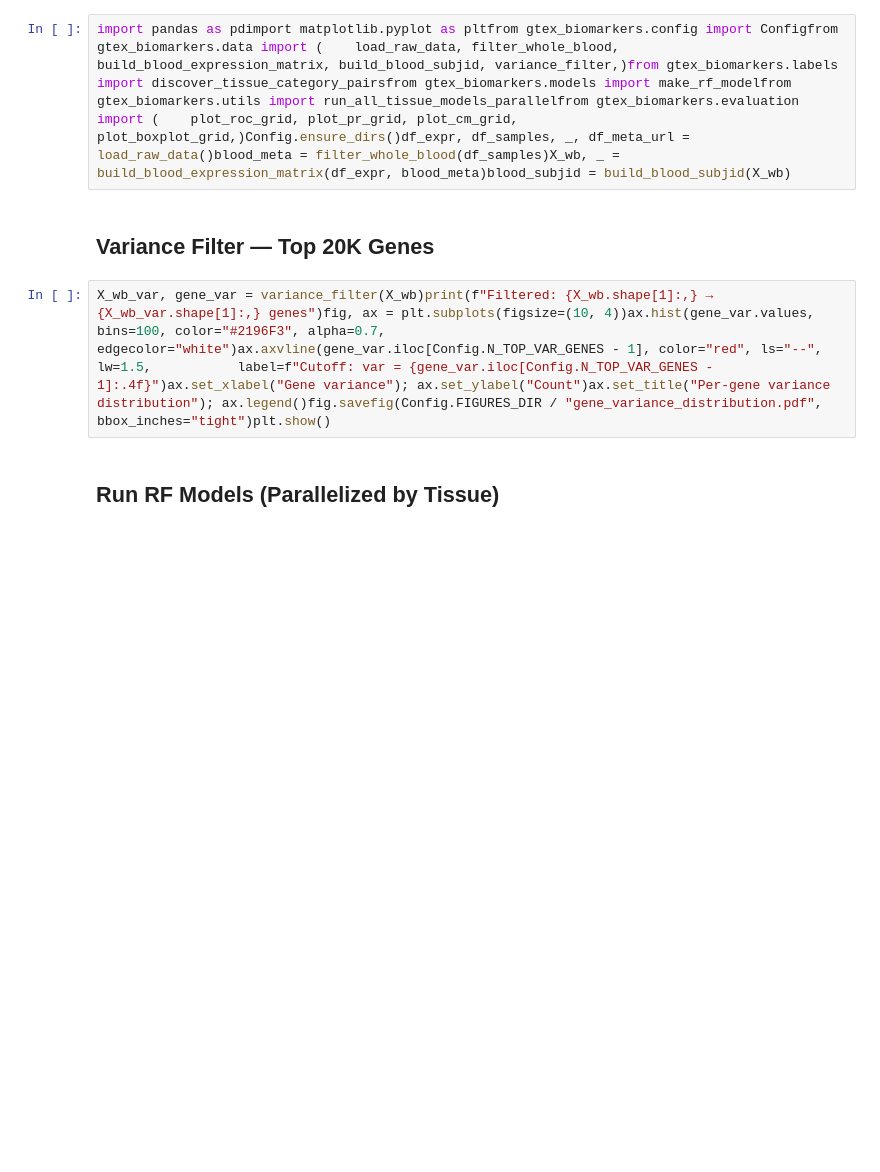
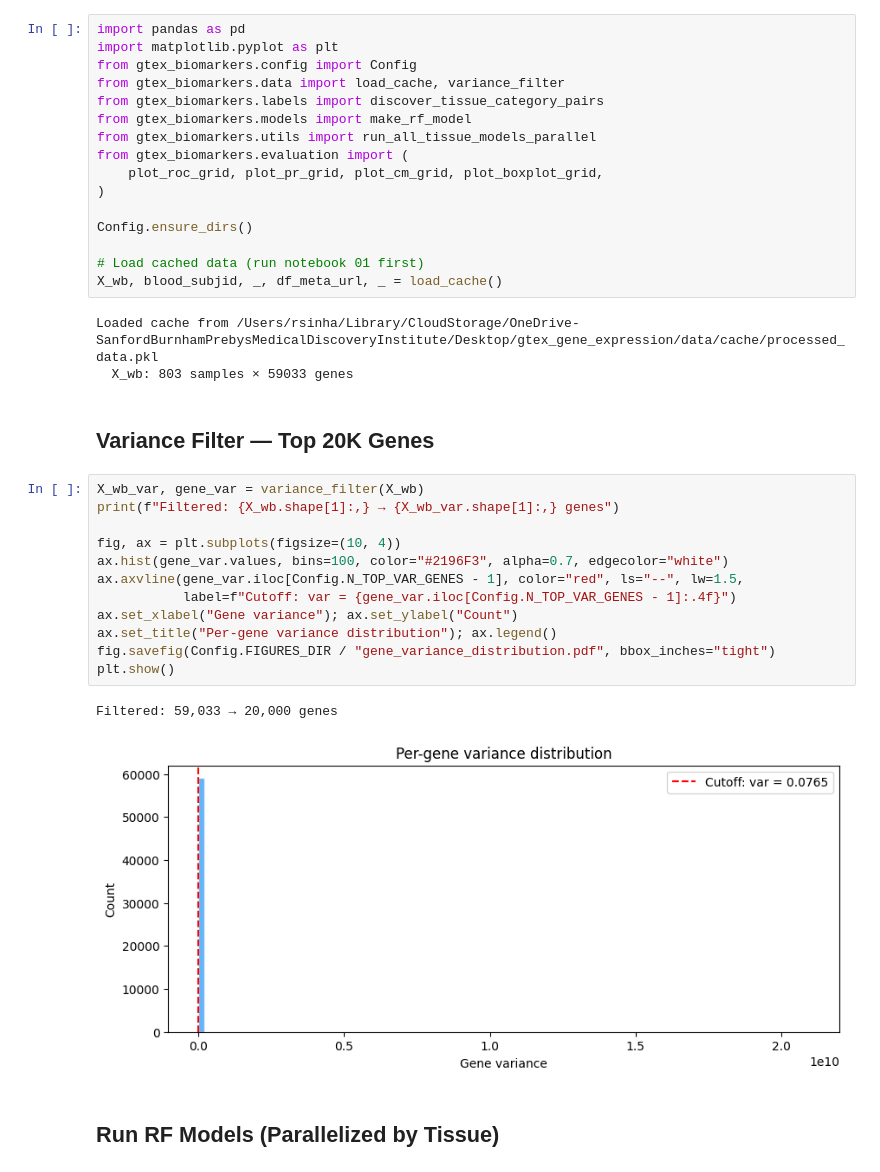
Before and after one commit to Cranjit9/gtex_gene_expression, a Jupyter notebook: notebooks/07_rf_variance_filter.ipynb, the cells around one changed output. Cells and saved outputs as stored; diff of their text form; blank space fills up the shorter version.

```diff
--- a/notebooks/07_rf_variance_filter.ipynb
+++ b/notebooks/07_rf_variance_filter.ipynb
@@ -3,9 +5,39 @@
 # %%
-import pandas as pdimport matplotlib.pyplot as pltfrom gtex_biomarkers.config import Configfrom gtex_biomarkers.data import (    load_raw_data, filter_whole_blood,    build_blood_expression_matrix, build_blood_subjid, variance_filter,)from gtex_biomarkers.labels import discover_tissue_category_pairsfrom gtex_biomarkers.models import make_rf_modelfrom gtex_biomarkers.utils import run_all_tissue_models_parallelfrom gtex_biomarkers.evaluation import (    plot_roc_grid, plot_pr_grid, plot_cm_grid, plot_boxplot_grid,)Config.ensure_dirs()df_expr, df_samples, _, df_meta_url = load_raw_data()blood_meta = filter_whole_blood(df_samples)X_wb, _ = build_blood_expression_matrix(df_expr, blood_meta)blood_subjid = build_blood_subjid(X_wb)
+import pandas as pd
+import matplotlib.pyplot as plt
+from gtex_biomarkers.config import Config
+from gtex_biomarkers.data import load_cache, variance_filter
+from gtex_biomarkers.labels import discover_tissue_category_pairs
+from gtex_biomarkers.models import make_rf_model
+from gtex_biomarkers.utils import run_all_tissue_models_parallel
+from gtex_biomarkers.evaluation import (
+    plot_roc_grid, plot_pr_grid, plot_cm_grid, plot_boxplot_grid,
+)
+
+Config.ensure_dirs()
+
+# Load cached data (run notebook 01 first)
+X_wb, blood_subjid, _, df_meta_url, _ = load_cache()
+# %% [output]
+Loaded cache from /Users/rsinha/Library/CloudStorage/OneDrive-SanfordBurnhamPrebysMedicalDiscoveryInstitute/Desktop/gtex_gene_expression/data/cache/processed_data.pkl
+  X_wb: 803 samples × 59033 genes
 # %% [markdown]
 ## Variance Filter — Top 20K Genes
 # %%
-X_wb_var, gene_var = variance_filter(X_wb)print(f"Filtered: {X_wb.shape[1]:,} → {X_wb_var.shape[1]:,} genes")fig, ax = plt.subplots(figsize=(10, 4))ax.hist(gene_var.values, bins=100, color="#2196F3", alpha=0.7, edgecolor="white")ax.axvline(gene_var.iloc[Config.N_TOP_VAR_GENES - 1], color="red", ls="--", lw=1.5,           label=f"Cutoff: var = {gene_var.iloc[Config.N_TOP_VAR_GENES - 1]:.4f}")ax.set_xlabel("Gene variance"); ax.set_ylabel("Count")ax.set_title("Per-gene variance distribution"); ax.legend()fig.savefig(Config.FIGURES_DIR / "gene_variance_distribution.pdf", bbox_inches="tight")plt.show()
+X_wb_var, gene_var = variance_filter(X_wb)
+print(f"Filtered: {X_wb.shape[1]:,} → {X_wb_var.shape[1]:,} genes")
+
+fig, ax = plt.subplots(figsize=(10, 4))
+ax.hist(gene_var.values, bins=100, color="#2196F3", alpha=0.7, edgecolor="white")
+ax.axvline(gene_var.iloc[Config.N_TOP_VAR_GENES - 1], color="red", ls="--", lw=1.5,
+           label=f"Cutoff: var = {gene_var.iloc[Config.N_TOP_VAR_GENES - 1]:.4f}")
+ax.set_xlabel("Gene variance"); ax.set_ylabel("Count")
+ax.set_title("Per-gene variance distribution"); ax.legend()
+fig.savefig(Config.FIGURES_DIR / "gene_variance_distribution.pdf", bbox_inches="tight")
+plt.show()
+# %% [output]
+Filtered: 59,033 → 20,000 genes
+[figure, added]
 # %% [markdown]
 ## Run RF Models (Parallelized by Tissue)
 # %%
```
Also changed, not shown: parts of 2 cells of this notebook, 17 other files.
